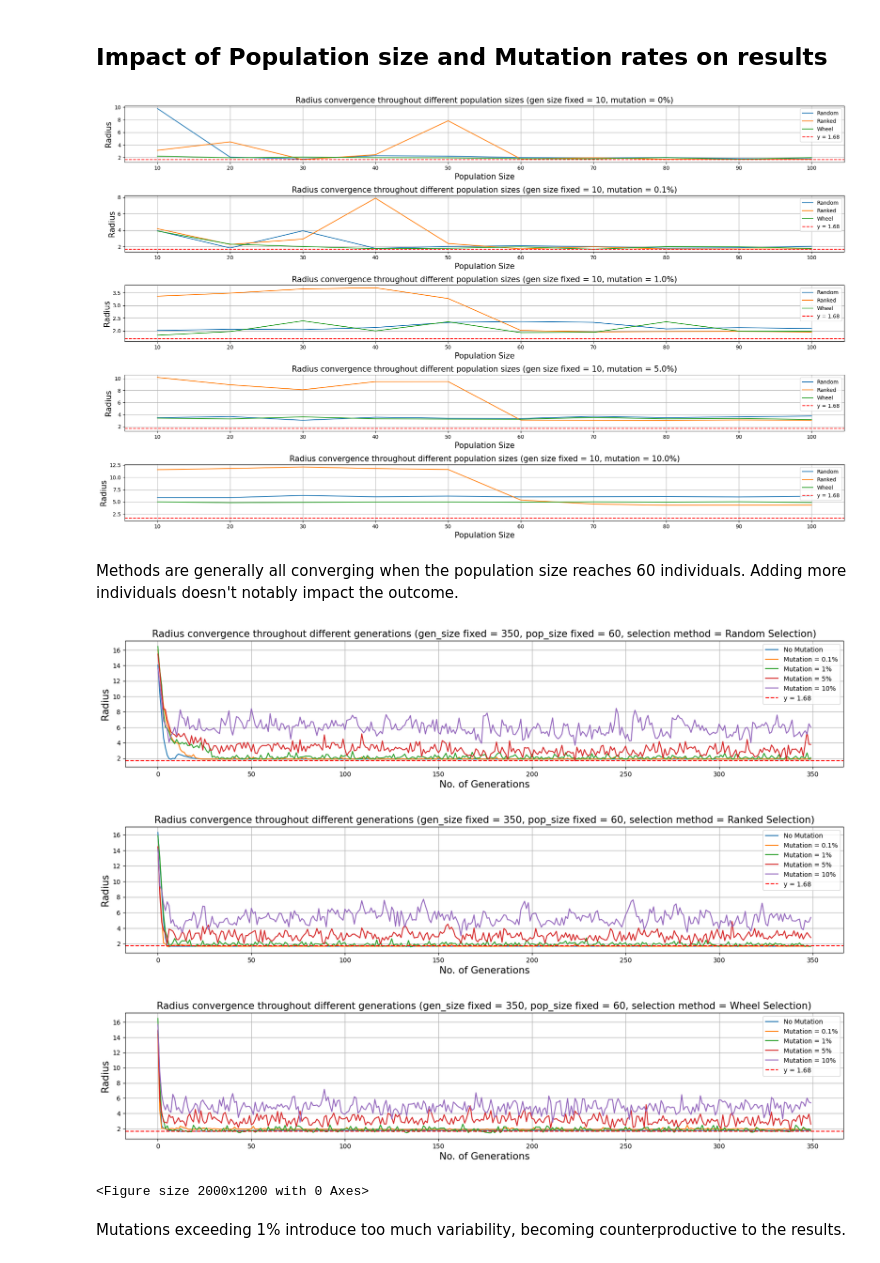
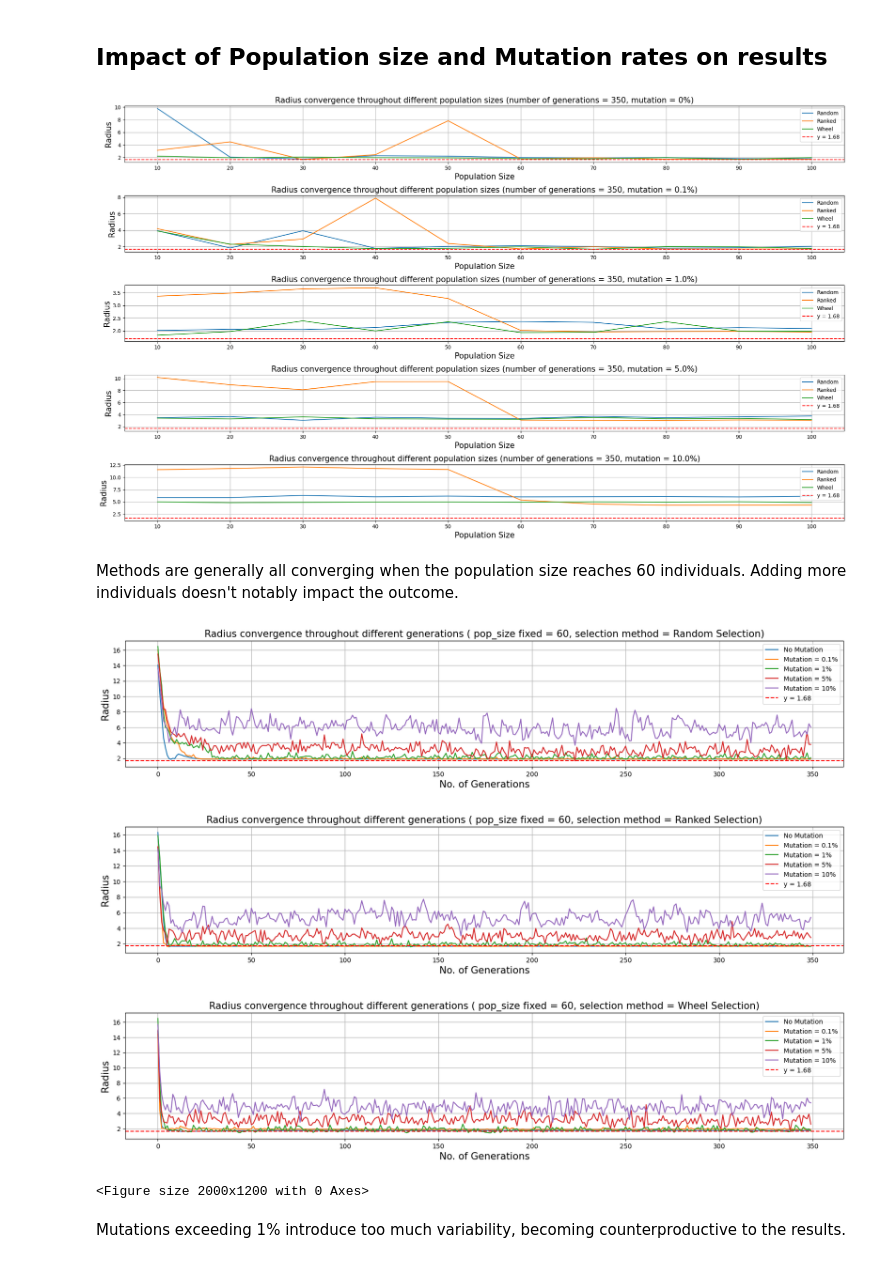
Before and after one commit to Elric-dev/HCAI_ML, a Jupyter notebook: ga_data_analysis.ipynb, the cells around one changed output. Cells and saved outputs as stored; diff of their text form; code cells hidden in the pictures.

```diff
--- a/ga_data_analysis.ipynb
+++ b/ga_data_analysis.ipynb
@@ -69,14 +69,18 @@ mutation_rates = [0, 0.001, 0.01, 0.05, 0.1]
 def pop_subplot(mutation_rate, subplot_index):
     mutation_df = generations_df[generations_df['mutation'] == mutation_rate]
     grouped_pop = mutation_df.groupby(by=['selection_type', 'pop_size']).mean()
+
+    num_of_gen=generations_df['generation'].max()+1
+
     gen_size = len(grouped_pop.loc['Random Selection', 'radius'])
+
     x1 = range(gen_size)
     y1 = grouped_pop.loc['Random Selection', 'radius']
     y2 = grouped_pop.loc['Ranked Selection', 'radius']
     y3 = grouped_pop.loc['Wheel Selection', 'radius']
 
     plt.subplot(5, 1, subplot_index)
-    plt.title(f'Radius convergence throughout different population sizes (gen size fixed = {gen_size}, mutation = {mutation_rate * 100}%)', fontsize=15)
+    plt.title(f'Radius convergence throughout different population sizes (number of generations = {num_of_gen}, mutation = {mutation_rate * 100}%)', fontsize=15)
     plt.xlabel('Population Size', fontsize=15)
     plt.ylabel('Radius', fontsize=15)
 
@@ -101,7 +105,7 @@ for mutation_rate in mutation_rates:
 plt.tight_layout()
 plt.show()
 # %% [output]
-[figure, old version]
+[figure, new version]
 # %% [markdown]
 Methods are generally all converging when the population size reaches 60 individuals. Adding more individuals doesn't notably impact the outcome.
 # %%
@@ -117,7 +121,8 @@ def sel_subplot(selection, subplot_index):
     grouped_pop = mutation_generations_method_df.groupby(by=['mutation','generation','selection_type']).mean()
     #indices = np.array(list(grouped_pop['radius'].index)).transpose()
     #cutoff_point = list(indices[0]).index(0.001) #find the generation size for the plot
-    cutoff_point=350
+    #cutoff_point=350
+    cutoff_point=generations_df['generation'].max()+1
 
     x1 = range(cutoff_point)
     y1 = (grouped_pop['radius'].values)[:cutoff_point]
@@ -127,40 +132,40 @@ def sel_subplot(selection, subplot_index):
     y5 = (grouped_pop['radius'].values)[4*cutoff_point:]
 
     plt.subplot(3,1, subplot_index)
-    plt.title(f'Radius convergence throughout different generations (gen_size fixed = {cutoff_point}, pop_size fixed = {ideal_pop_size}, selection method = {selection})',fontsize=15)
+    plt.title(f'Radius convergence throughout different generations ( pop_size fixed = {ideal_pop_size}, selection method = {selection})',fontsize=15)
     plt.xlabel('No. of Generations',fontsize=15)
     plt.ylabel('Radius',fontsize=15)
 
     plt.plot(x1,y1, label = 'No Mutation')
     plt.plot(x1,y2,label = 'Mutation = 0.1%')
     plt.plot(x1,y3,label = 'Mutation = 1%')
     plt.plot(x1,y4, label = 'Mutation = 5%')
     plt.plot(x1,y5, label = 'Mutation = 10%')
 
 
     plt.grid()
 
     plt.axhline(y=1.6841, color='r', linestyle='--', label='y = 1.68')
     #plt.xticks(range(len(grouped_pop.loc['Random Selection', 'radius'])), labels=grouped_pop.loc['Random Selection', 'radius'].index)
     plt.legend()
 
     plt.show()
     plt.close()
 
 
 # Create subplots using a for loop
 plt.rcParams["figure.figsize"] = (20, 12)
 i=1
 for selection in selection_methods:
     sel_subplot(selection, i)
     i+=1
 
 plt.tight_layout()
 plt.show()
 # %% [output]
-[figure, old version]
+[figure, new version]
-[figure, old version]
+[figure, new version]
-[figure, old version]
+[figure, new version]
 <Figure size 2000x1200 with 0 Axes>
 # %% [markdown]
 Mutations exceeding 1% introduce too much variability, becoming counterproductive to the results.
```
Also changed, not shown: parts of 2 cells of this notebook, 1 other file.
